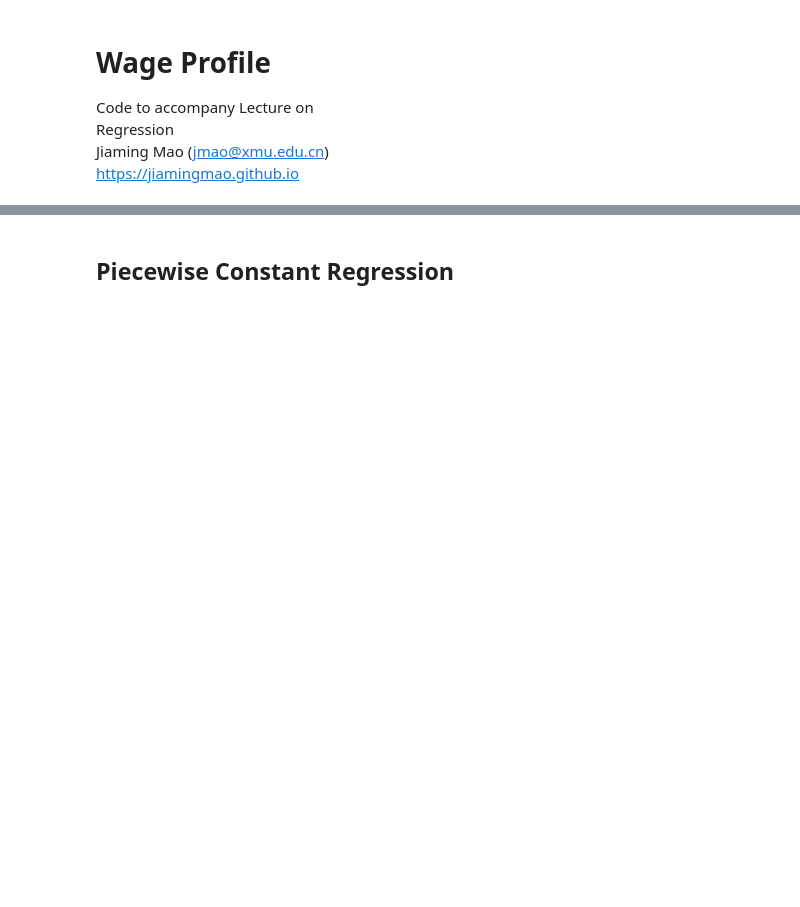
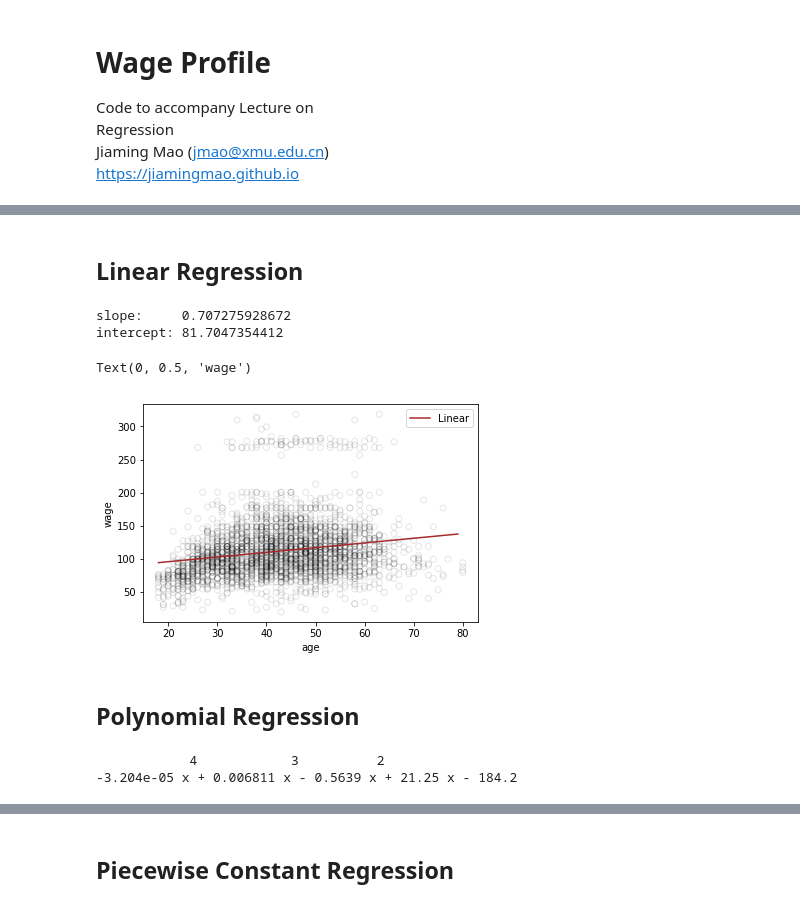
Before and after one commit to jiamingmao/data-analysis, a Jupyter notebook: codes/Regression/Python/wage.ipynb, the cells around one changed output, grey strips where cells are left out. Cells and saved outputs as stored; diff of their text form; code cells hidden in the pictures; blank space fills up the shorter version.

```diff
--- a/codes/Regression/Python/wage.ipynb
+++ b/codes/Regression/Python/wage.ipynb
@@ -19,0 +29,30 @@ age_grid = np.arange(age.min(),age.max())
+# %% [markdown]
+## Linear Regression
+# %%
+model = LinearRegression(fit_intercept=True)
+model.fit(age[:,np.newaxis], wage)
+print("slope:    ", model.coef_[0])
+print("intercept:", model.intercept_)
+# %% [output]
+slope:     0.707275928672
+intercept: 81.7047354412
+# %%
+pred = model.predict(age_grid[:, np.newaxis])
+
+plt.scatter(age, wage, facecolor='None', edgecolor='k', alpha=0.1, label='')
+plt.plot(age_grid, pred, color='brown', label='Linear')
+plt.legend()
+plt.xlabel('age')
+plt.ylabel('wage')
+# %% [output]
+Text(0, 0.5, 'wage')
+[figure, added]
+# %% [markdown]
+## Polynomial Regression
+# %%
+fit = np.polyfit(age, wage, 4)
+model = np.poly1d(weights)
+print(model)
+# %% [output]
+            4            3          2
+-3.204e-05 x + 0.006811 x - 0.5639 x + 21.25 x - 184.2
```
Also changed, not shown: parts of 8 cells of this notebook.
